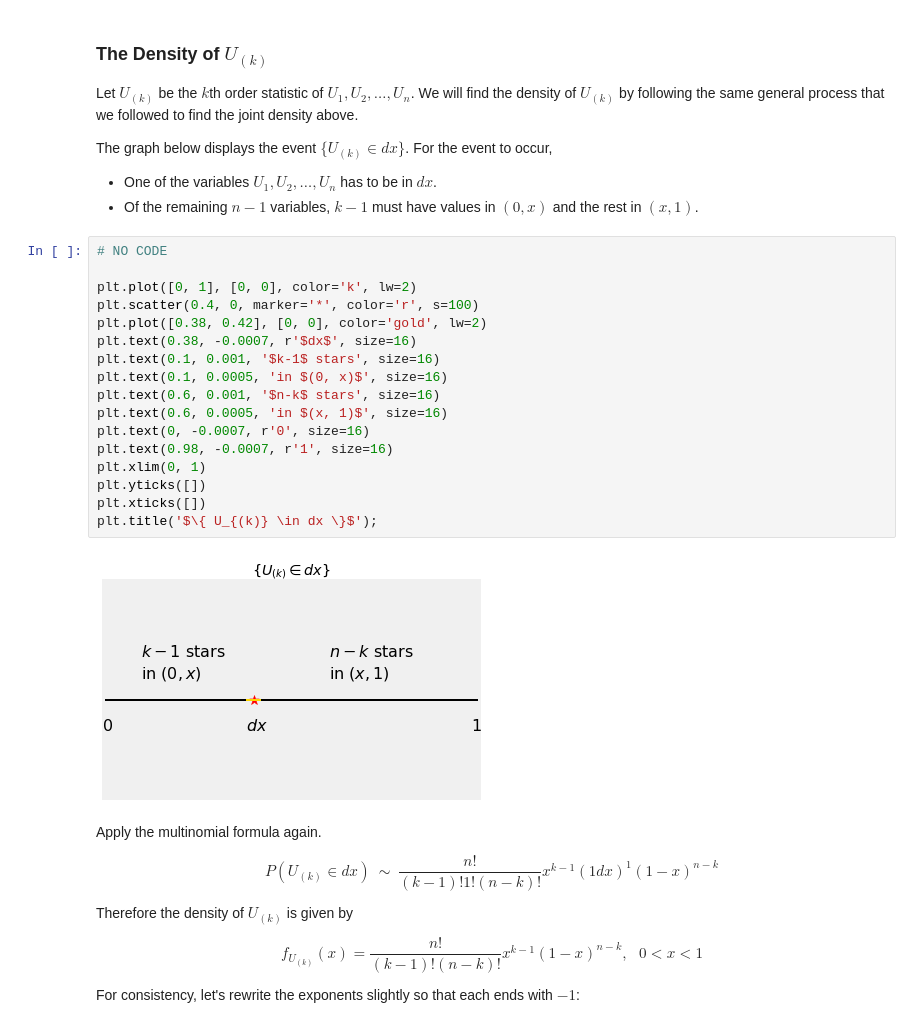
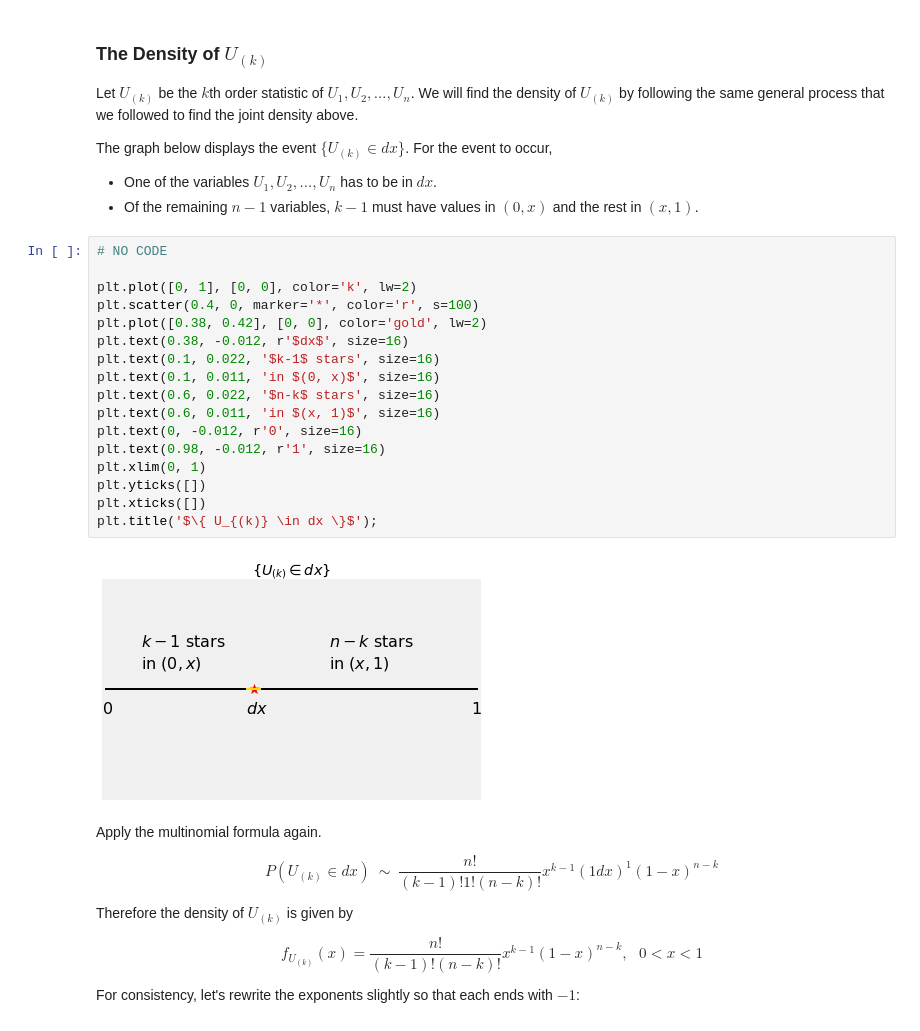
Before and after one commit to postybaloney/textbook, a Jupyter notebook: _sources/content/Chapter_17/04_Beta_Densities_with_Integer_Parameters.ipynb, the cells around one changed output. Drawn from its saved outputs; the diff is of its cells as text.

```diff
--- a/_sources/content/Chapter_17/04_Beta_Densities_with_Integer_Parameters.ipynb
+++ b/_sources/content/Chapter_17/04_Beta_Densities_with_Integer_Parameters.ipynb
@@ -161,22 +161,22 @@ The graph below displays the event $\{ U_{(k)} \in dx \}$. For the event to occu
 # %%
 # NO CODE
 
 plt.plot([0, 1], [0, 0], color='k', lw=2)
 plt.scatter(0.4, 0, marker='*', color='r', s=100)
 plt.plot([0.38, 0.42], [0, 0], color='gold', lw=2)
-plt.text(0.38, -0.0007, r'$dx$', size=16)
-plt.text(0.1, 0.001, '$k-1$ stars', size=16)
-plt.text(0.1, 0.0005, 'in $(0, x)$', size=16)
-plt.text(0.6, 0.001, '$n-k$ stars', size=16)
-plt.text(0.6, 0.0005, 'in $(x, 1)$', size=16)
-plt.text(0, -0.0007, r'0', size=16)
-plt.text(0.98, -0.0007, r'1', size=16)
+plt.text(0.38, -0.012, r'$dx$', size=16)
+plt.text(0.1, 0.022, '$k-1$ stars', size=16)
+plt.text(0.1, 0.011, 'in $(0, x)$', size=16)
+plt.text(0.6, 0.022, '$n-k$ stars', size=16)
+plt.text(0.6, 0.011, 'in $(x, 1)$', size=16)
+plt.text(0, -0.012, r'0', size=16)
+plt.text(0.98, -0.012, r'1', size=16)
 plt.xlim(0, 1)
 plt.yticks([])
 plt.xticks([])
 plt.title('$\{ U_{(k)} \in dx \}$');
 # %% [output]
-[figure, old version]
+[figure, new version]
 # %% [markdown]
 Apply the multinomial formula again.
 
```
Also changed, not shown: parts of 3 cells of this notebook, 39 other files.
